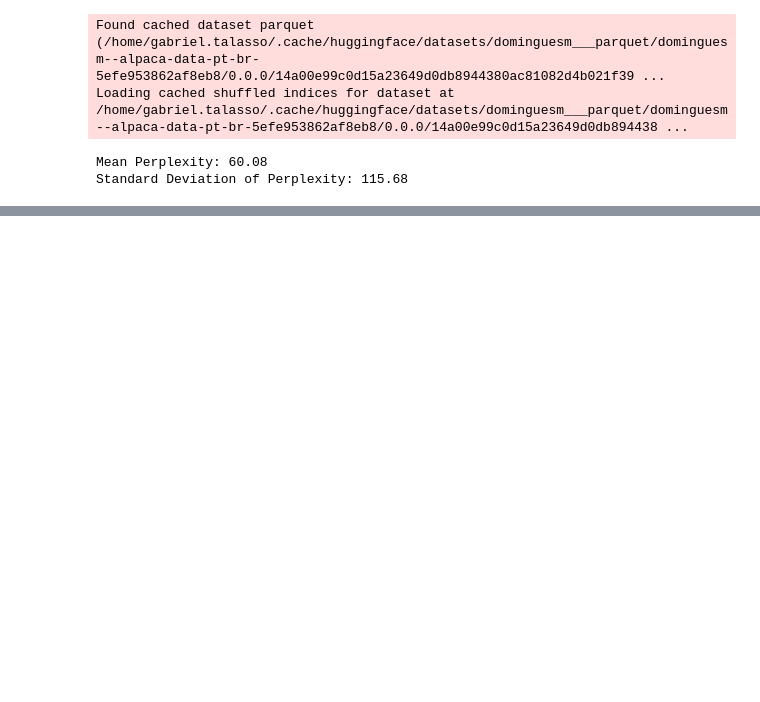
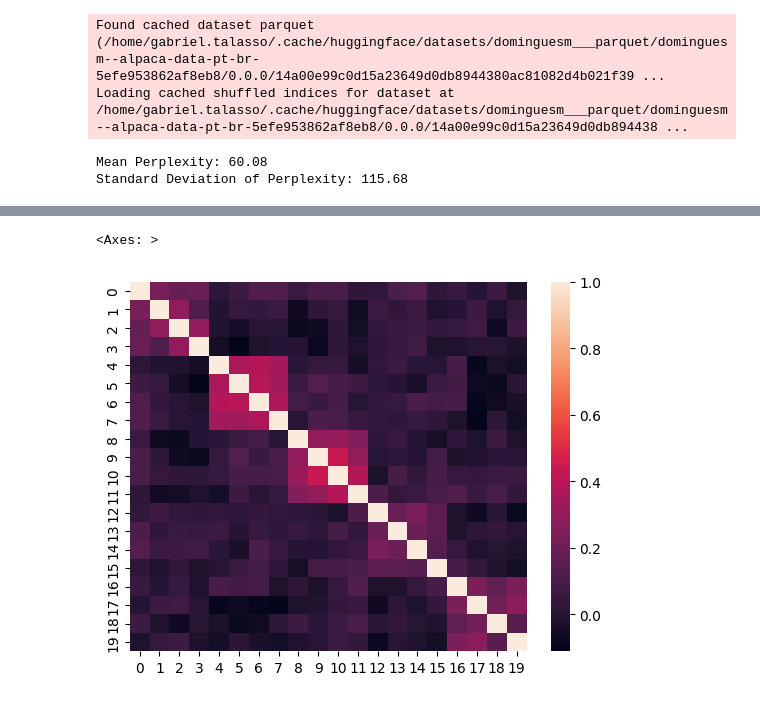
Before and after one commit to GabrielTalasso/FT_LLM_FL, a Jupyter notebook: evaluations.ipynb, the cells around one changed output, grey strips where cells are left out. Drawn from its saved outputs; the diff is of its cells as text; code cells hidden in the pictures; blank space fills up the shorter version.

```diff
--- a/evaluations.ipynb
+++ b/evaluations.ipynb
@@ -262,3 +263,11 @@ Standard Deviation of Perplexity: 115.76
 #model 2 with with 200 rounds
 Mean Perplexity: 60.32
 Standard Deviation of Perplexity: 119.07
+# %%
+patg_sim_matrx = 'output/aya_dataset_500000_clustered_c20s2_i10_b16a1_l512_r8a16_20240912202551/similarity_B_round50.npy'
+
+sim_matrix = np.load(patg_sim_matrx)
+sns.heatmap(sim_matrix)
+# %% [output]
+<Axes: >
+[figure, added]
```
Also changed, not shown: parts of 8 cells of this notebook, 7 other files.
